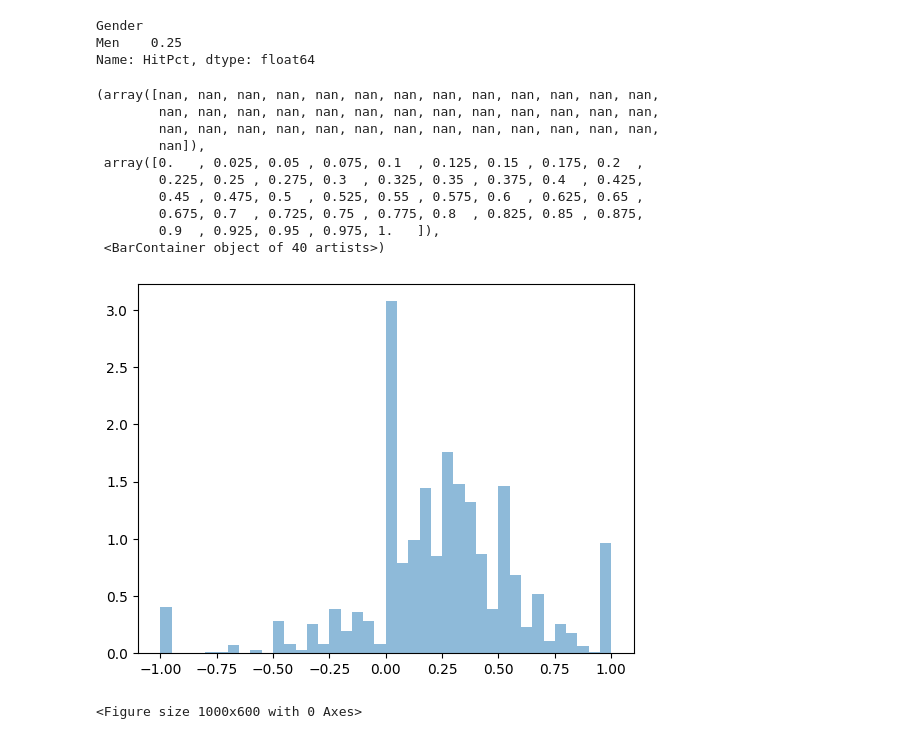
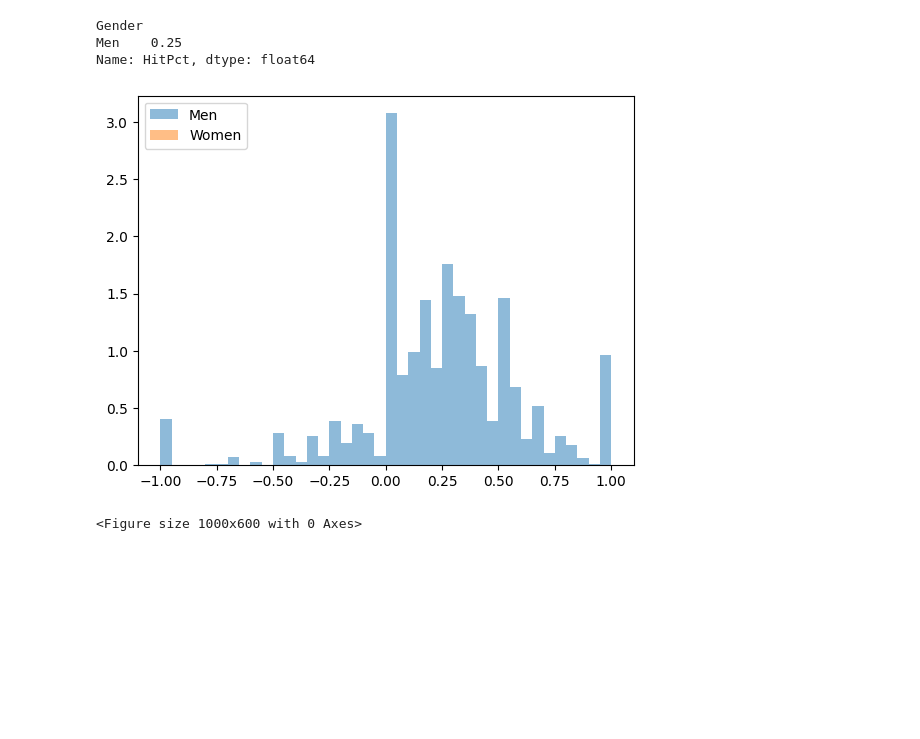
Before and after one commit to COGS108/Group035_WI26, a Jupyter notebook: 02-EDACheckpoint.ipynb, the cells around one changed output. Drawn from its saved outputs; the diff is of its cells as text; code cells hidden in the pictures; blank space fills up the shorter version.

```diff
--- a/02-EDACheckpoint.ipynb
+++ b/02-EDACheckpoint.ipynb
@@ -464,20 +464,12 @@ Gender
 Men    0.25
 Name: HitPct, dtype: float64
 # %%
-plt.hist(men["HitPct"], bins=40, alpha=0.5, density=True)
-plt.hist(women["HitPct"], bins=40, alpha=0.5, density=True)
+plt.hist(men["HitPct"].dropna(), bins=40, alpha=0.5, density=True, label='Men')
+plt.hist(women["HitPct"].dropna(), bins=40, alpha=0.5, density=True, label='Women')
+plt.legend()
+plt.show()
 # %% [output]
-(array([nan, nan, nan, nan, nan, nan, nan, nan, nan, nan, nan, nan, nan,
-        nan, nan, nan, nan, nan, nan, nan, nan, nan, nan, nan, nan, nan,
-        nan, nan, nan, nan, nan, nan, nan, nan, nan, nan, nan, nan, nan,
-        nan]),
- array([0.   , 0.025, 0.05 , 0.075, 0.1  , 0.125, 0.15 , 0.175, 0.2  ,
-        0.225, 0.25 , 0.275, 0.3  , 0.325, 0.35 , 0.375, 0.4  , 0.425,
-        0.45 , 0.475, 0.5  , 0.525, 0.55 , 0.575, 0.6  , 0.625, 0.65 ,
-        0.675, 0.7  , 0.725, 0.75 , 0.775, 0.8  , 0.825, 0.85 , 0.875,
-        0.9  , 0.925, 0.95 , 0.975, 1.   ]),
- <BarContainer object of 40 artists>)
-[figure, old version]
+[figure, new version]
 # %%
 analysis_df = combined_df[combined_df["TotalAttacks"] > 0].copy()
 analysis_df["P"] = analysis_df["P"].str.upper()
```
